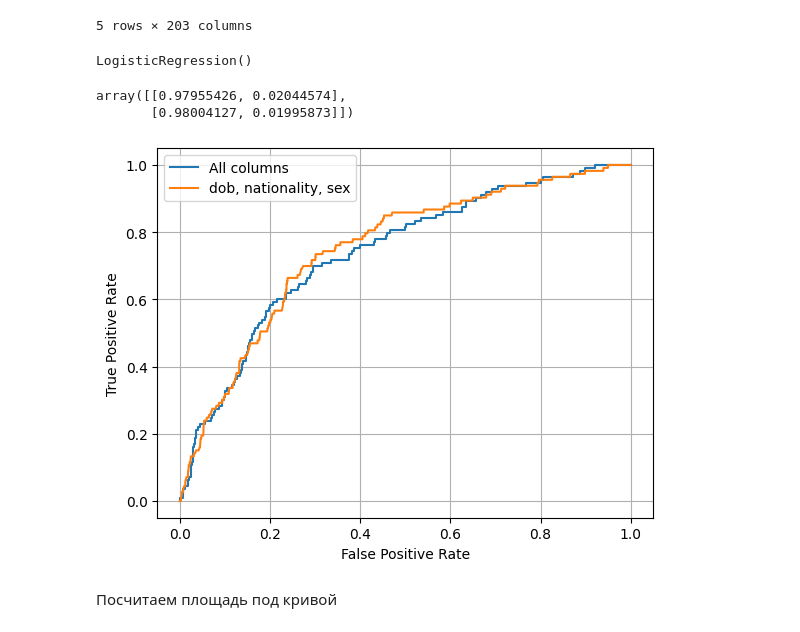
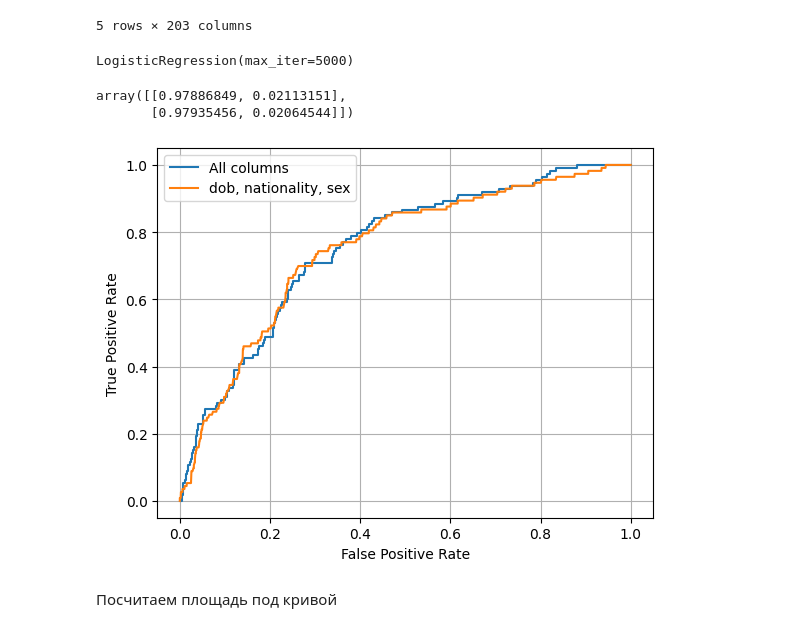
Before and after one commit to Nerobite/features_building_models, a Jupyter notebook: Assessing model accuracy.ipynb, the cells around one changed output. Saved outputs shown, nothing was run; the diff lists cells and outputs as text; code cells hidden in the pictures.

```diff
--- a/Assessing model accuracy.ipynb
+++ b/Assessing model accuracy.ipynb
@@ -234,33 +246,33 @@ Xshort.head()
 | 4 | 1990 | 0 | 0 | 0 | 0 | 0 | ... |
 5 rows × 203 columns
 # %%
-model2 = LogisticRegression()
+model2 = LogisticRegression(max_iter=5000)
 # %%
-X_train_short_g, X_test_short_g, Y_train_g, Y_test_g = train_test_split(Xshort, Y_g, test_size=0.2, random_state=42)
+X_train_short_g, X_test_short_g, Y_train_shot_g, Y_test_short_g = train_test_split(Xshort, Y_g, test_size=0.2, random_state=42)
 # %%
-model2.fit(X_train_short_g, Y_train_g)
+model2.fit(X_train_short_g, Y_train_shot_g)
 # %% [output]
-LogisticRegression()
+LogisticRegression(max_iter=5000)
 # %%
 predictions2 = model2.predict_proba(X_test_short_g)
 predictions2[:2]
 # %% [output]
-array([[0.97955426, 0.02044574],
-       [0.98004127, 0.01995873]])
+array([[0.97886849, 0.02113151],
+       [0.97935456, 0.02064544]])
 # %%
-fpr2, tpr2, thres2 = roc_curve(Y_test_g, predictions2[:, 1], pos_label=1)
+fpr2, tpr2, thres2 = roc_curve(Y_test_short_g, predictions2[:, 1], pos_label=1)
 # %%
-plt.plot(fpr, tpr, label='All columns' )
+plt.plot(fpr1, tpr1, label='All columns' )
 plt.plot(fpr2, tpr2, label='dob, nationality, sex')
 
 plt.xlabel('False Positive Rate')
 plt.ylabel('True Positive Rate')
 
 plt.legend(loc=0)
 plt.grid()
 plt.show()
 # %% [output]
-[figure, old version]
+[figure, new version]
 # %% [markdown]
 Посчитаем площадь под кривой
 # %%
```
Also changed, not shown: parts of 33 cells of this notebook.
